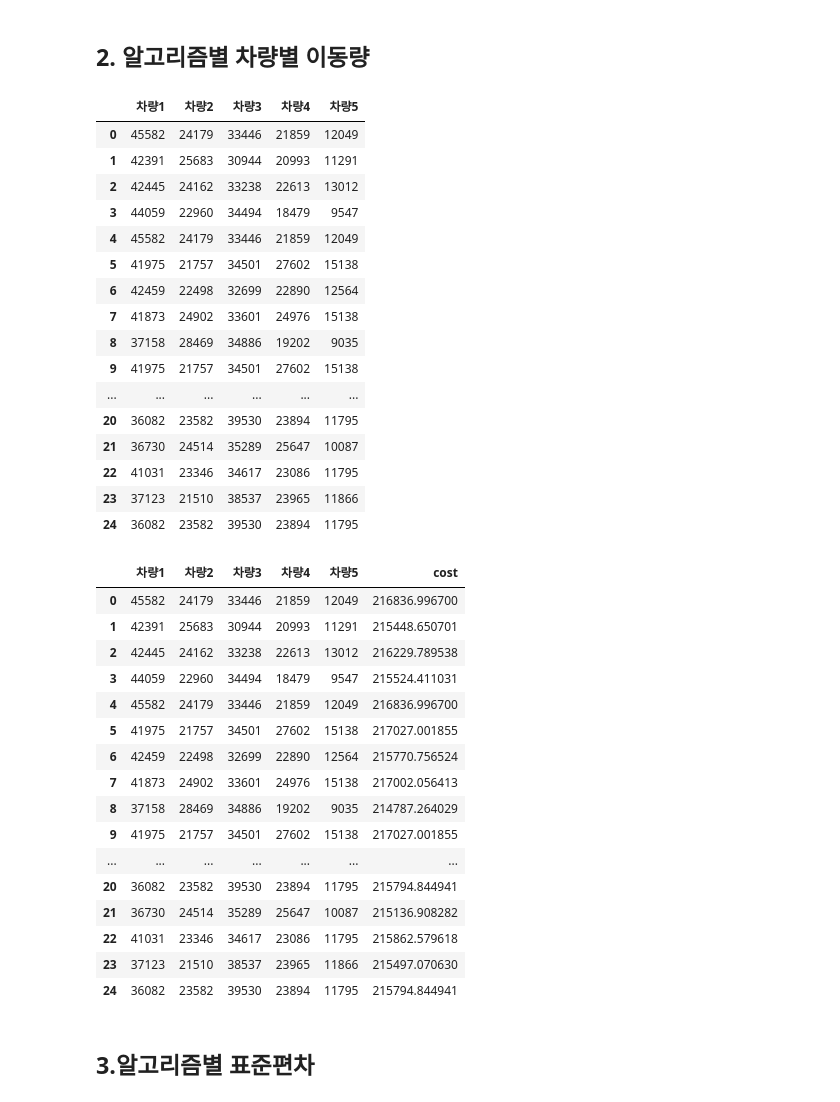
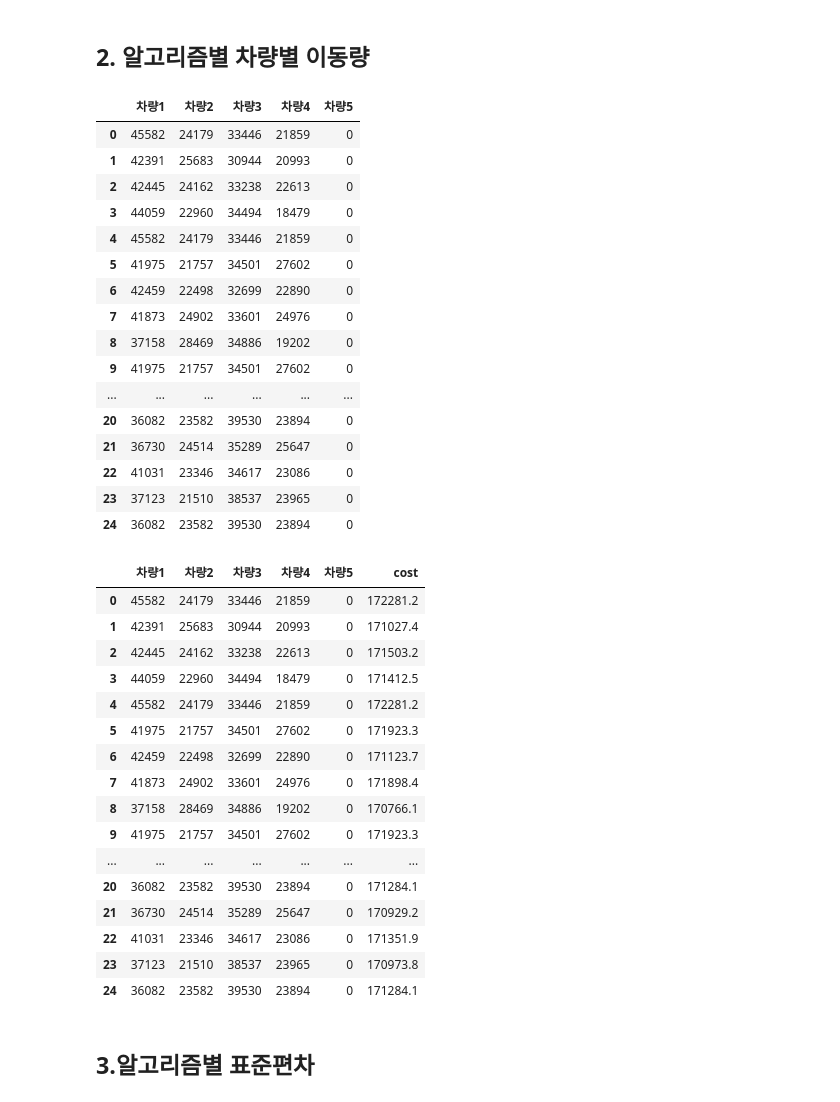
Before and after one commit to kkkaa1/ISE, a Jupyter notebook: algorithm/ortools1500.ipynb, the cells around one changed output. Saved outputs shown, nothing was run; the diff lists cells and outputs as text; code cells hidden in the pictures.

```diff
--- a/algorithm/ortools1500.ipynb
+++ b/algorithm/ortools1500.ipynb
@@ -289,7 +289,7 @@ def jingyu(final_route):
         elif i%5==3:#3000
             distance_D+=distances[i]
         #else:#1500
-            distance_E+=distances[i]
+        #    distance_E+=distances[i]
     distance_A+=distances[-3]
     distance_C+=distances[-2]
     distance_D+=distances[-1]
@@ -305,56 +305,56 @@ df2=pd.DataFrame(lst,columns=["차량1","차량2","차량3","차량4","차량5"]
 df2
 # %% [output]
 |  | 차량1 | 차량2 | 차량3 | 차량4 | 차량5 |
-| 0 | 45582 | 24179 | 33446 | 21859 | 12049 |
-| 1 | 42391 | 25683 | 30944 | 20993 | 11291 |
-| 2 | 42445 | 24162 | 33238 | 22613 | 13012 |
-| 3 | 44059 | 22960 | 34494 | 18479 | 9547 |
-| 4 | 45582 | 24179 | 33446 | 21859 | 12049 |
-| 5 | 41975 | 21757 | 34501 | 27602 | 15138 |
-| 6 | 42459 | 22498 | 32699 | 22890 | 12564 |
-| 7 | 41873 | 24902 | 33601 | 24976 | 15138 |
-| 8 | 37158 | 28469 | 34886 | 19202 | 9035 |
-| 9 | 41975 | 21757 | 34501 | 27602 | 15138 |
+| 0 | 45582 | 24179 | 33446 | 21859 | 0 |
+| 1 | 42391 | 25683 | 30944 | 20993 | 0 |
+| 2 | 42445 | 24162 | 33238 | 22613 | 0 |
+| 3 | 44059 | 22960 | 34494 | 18479 | 0 |
+| 4 | 45582 | 24179 | 33446 | 21859 | 0 |
+| 5 | 41975 | 21757 | 34501 | 27602 | 0 |
+| 6 | 42459 | 22498 | 32699 | 22890 | 0 |
+| 7 | 41873 | 24902 | 33601 | 24976 | 0 |
+| 8 | 37158 | 28469 | 34886 | 19202 | 0 |
+| 9 | 41975 | 21757 | 34501 | 27602 | 0 |
 | ... | ... | ... | ... | ... | ... |
-| 20 | 36082 | 23582 | 39530 | 23894 | 11795 |
-| 21 | 36730 | 24514 | 35289 | 25647 | 10087 |
-| 22 | 41031 | 23346 | 34617 | 23086 | 11795 |
-| 23 | 37123 | 21510 | 38537 | 23965 | 11866 |
-| 24 | 36082 | 23582 | 39530 | 23894 | 11795 |
+| 20 | 36082 | 23582 | 39530 | 23894 | 0 |
+| 21 | 36730 | 24514 | 35289 | 25647 | 0 |
+| 22 | 41031 | 23346 | 34617 | 23086 | 0 |
+| 23 | 37123 | 21510 | 38537 | 23965 | 0 |
+| 24 | 36082 | 23582 | 39530 | 23894 | 0 |
 # %%
 oil_1=1490/5600
 oil_2=1490/8200
 oil_3=1490/6700
 oil_4=1490/10600
 oil_5=1490/8400
 cost_1=(105963636+4287600)/8/312
 cost_2=(84916364 +3857660)/8/312
 cost_3=(92380000 + 3153620)/8/312
 cost_4=(64863636 + 3119110)/8/312
 cost_5=(102835455 + 3041100)/8/312
 lst=[]
 for i in final_route:
           lst.append(jingyu(i))
 df2=pd.DataFrame(lst,columns=["차량1","차량2","차량3","차량4","차량5"])
-df2.assign(cost=lambda x:x.차량1*oil_1+x.차량2*oil_2+x.차량3*oil_3+x.차량4*oil_4+x.차량5*oil_5+cost_1+cost_2+cost_3+cost_4+cost_5)
+df2.assign(cost=lambda x:x.차량1*oil_1+x.차량2*oil_2+x.차량3*oil_3+x.차량4*oil_4+x.차량5*oil_5+cost_1+cost_2+cost_3+cost_4)
 # %% [output]
 |  | 차량1 | 차량2 | 차량3 | 차량4 | 차량5 | cost |
-| 0 | 45582 | 24179 | 33446 | 21859 | 12049 | 216836.996700 |
-| 1 | 42391 | 25683 | 30944 | 20993 | 11291 | 215448.650701 |
-| 2 | 42445 | 24162 | 33238 | 22613 | 13012 | 216229.789538 |
-| 3 | 44059 | 22960 | 34494 | 18479 | 9547 | 215524.411031 |
-| 4 | 45582 | 24179 | 33446 | 21859 | 12049 | 216836.996700 |
-| 5 | 41975 | 21757 | 34501 | 27602 | 15138 | 217027.001855 |
-| 6 | 42459 | 22498 | 32699 | 22890 | 12564 | 215770.756524 |
-| 7 | 41873 | 24902 | 33601 | 24976 | 15138 | 217002.056413 |
-| 8 | 37158 | 28469 | 34886 | 19202 | 9035 | 214787.264029 |
-| 9 | 41975 | 21757 | 34501 | 27602 | 15138 | 217027.001855 |
+| 0 | 45582 | 24179 | 33446 | 21859 | 0 | 172281.2 |
+| 1 | 42391 | 25683 | 30944 | 20993 | 0 | 171027.4 |
+| 2 | 42445 | 24162 | 33238 | 22613 | 0 | 171503.2 |
+| 3 | 44059 | 22960 | 34494 | 18479 | 0 | 171412.5 |
+| 4 | 45582 | 24179 | 33446 | 21859 | 0 | 172281.2 |
+| 5 | 41975 | 21757 | 34501 | 27602 | 0 | 171923.3 |
+| 6 | 42459 | 22498 | 32699 | 22890 | 0 | 171123.7 |
+| 7 | 41873 | 24902 | 33601 | 24976 | 0 | 171898.4 |
+| 8 | 37158 | 28469 | 34886 | 19202 | 0 | 170766.1 |
+| 9 | 41975 | 21757 | 34501 | 27602 | 0 | 171923.3 |
 | ... | ... | ... | ... | ... | ... | ... |
-| 20 | 36082 | 23582 | 39530 | 23894 | 11795 | 215794.844941 |
-| 21 | 36730 | 24514 | 35289 | 25647 | 10087 | 215136.908282 |
-| 22 | 41031 | 23346 | 34617 | 23086 | 11795 | 215862.579618 |
-| 23 | 37123 | 21510 | 38537 | 23965 | 11866 | 215497.070630 |
-| 24 | 36082 | 23582 | 39530 | 23894 | 11795 | 215794.844941 |
+| 20 | 36082 | 23582 | 39530 | 23894 | 0 | 171284.1 |
+| 21 | 36730 | 24514 | 35289 | 25647 | 0 | 170929.2 |
+| 22 | 41031 | 23346 | 34617 | 23086 | 0 | 171351.9 |
+| 23 | 37123 | 21510 | 38537 | 23965 | 0 | 170973.8 |
+| 24 | 36082 | 23582 | 39530 | 23894 | 0 | 171284.1 |
 # %% [markdown]
 ## 3.알고리즘별 표준편차
 # %%
```
Also changed, not shown: parts of 1 cell of this notebook.
